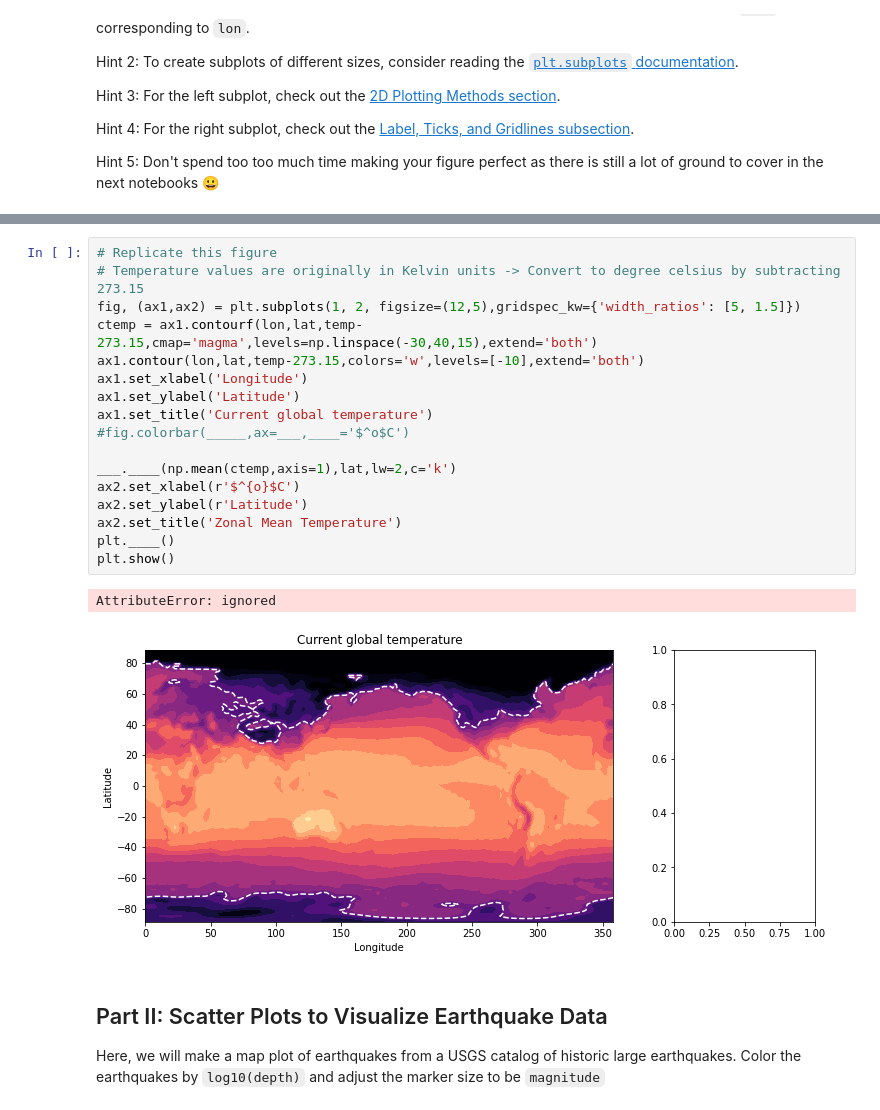
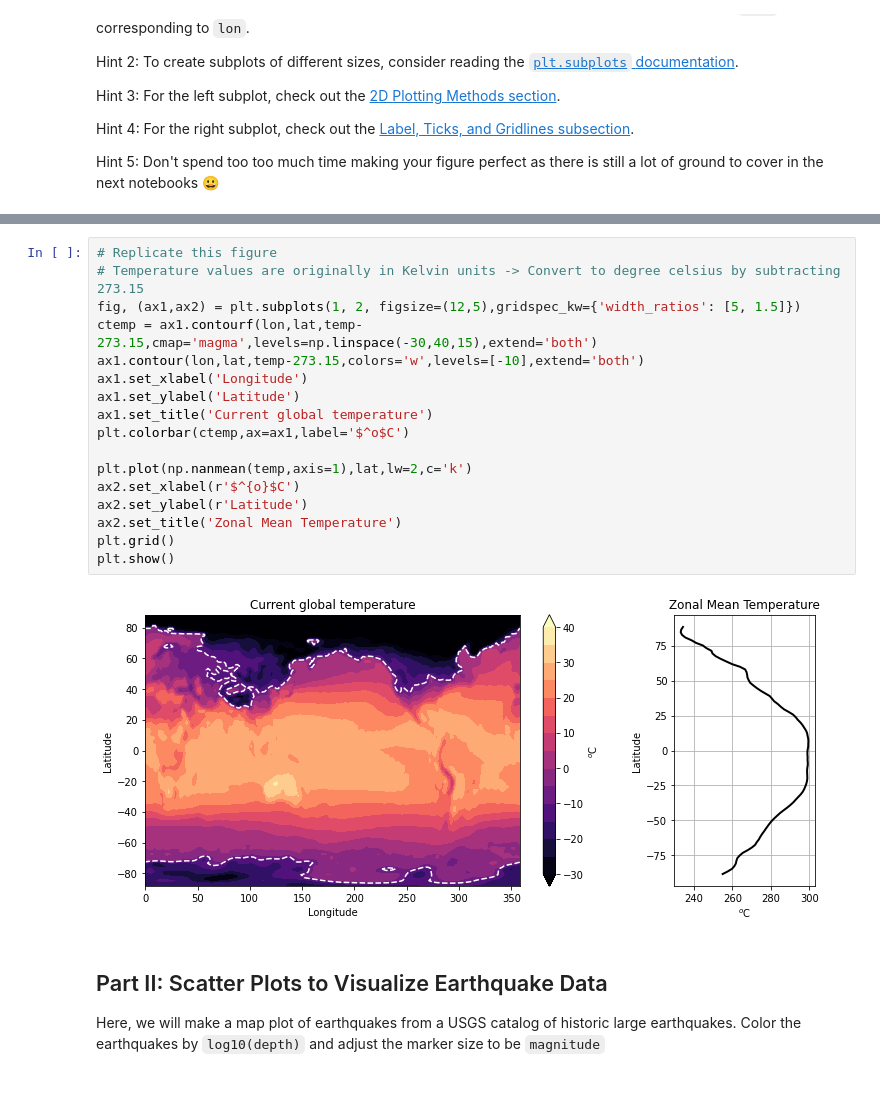
Before and after one commit to fredlardet/2022_Intro_Python, a Jupyter notebook: Exercises/W2_S2.ipynb, the cells around one changed output, grey strips where cells are left out. Cells and saved outputs as stored; diff of their text form.

```diff
--- a/Exercises/W2_S2.ipynb
+++ b/Exercises/W2_S2.ipynb
@@ -72,23 +72,22 @@ Hint 5: Don't spend too too much time making your figure perfect as there is sti
 # %%
 # Replicate this figure
 # Temperature values are originally in Kelvin units -> Convert to degree celsius by subtracting 273.15
 fig, (ax1,ax2) = plt.subplots(1, 2, figsize=(12,5),gridspec_kw={'width_ratios': [5, 1.5]})
 ctemp = ax1.contourf(lon,lat,temp-273.15,cmap='magma',levels=np.linspace(-30,40,15),extend='both')
 ax1.contour(lon,lat,temp-273.15,colors='w',levels=[-10],extend='both')
 ax1.set_xlabel('Longitude')
 ax1.set_ylabel('Latitude')
 ax1.set_title('Current global temperature')
-#fig.colorbar(_____,ax=___,____='$^o$C')
+plt.colorbar(ctemp,ax=ax1,label='$^o$C')
 
-___.____(np.mean(ctemp,axis=1),lat,lw=2,c='k')
+plt.plot(np.nanmean(temp,axis=1),lat,lw=2,c='k')
 ax2.set_xlabel(r'$^{o}$C')
 ax2.set_ylabel(r'Latitude')
 ax2.set_title('Zonal Mean Temperature')
-plt.____()
+plt.grid()
 plt.show()
 # %% [output]
-AttributeError: ignored
-[figure, old version]
+[figure, new version]
 # %% [markdown]
 ## Part II: Scatter Plots to Visualize Earthquake Data
 Here, we will make a map plot of earthquakes from a USGS catalog of historic large earthquakes. Color the earthquakes by `log10(depth)` and adjust the marker size to be `magnitude`
```
Also changed, not shown: parts of 5 cells of this notebook.
